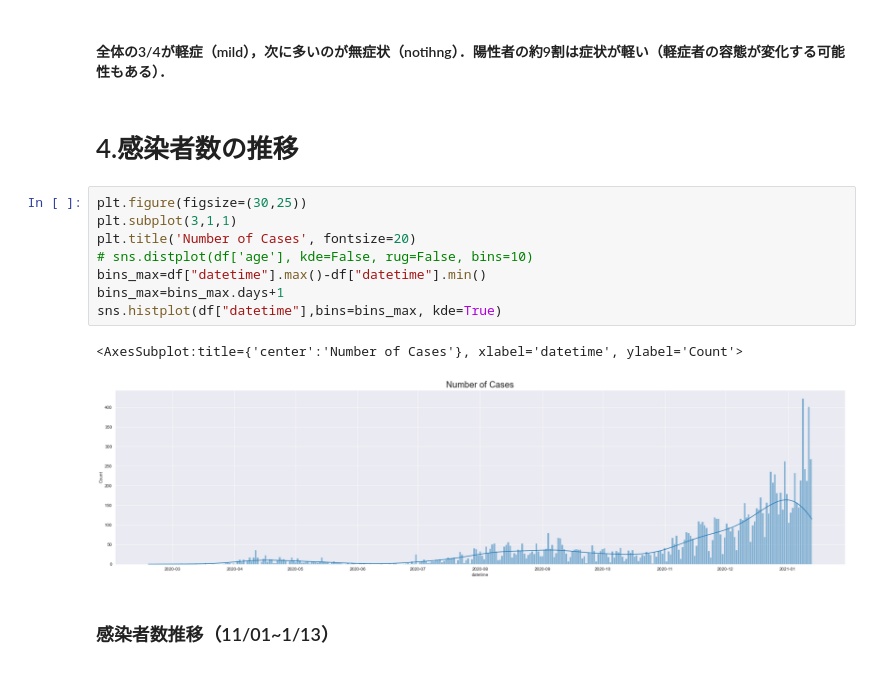
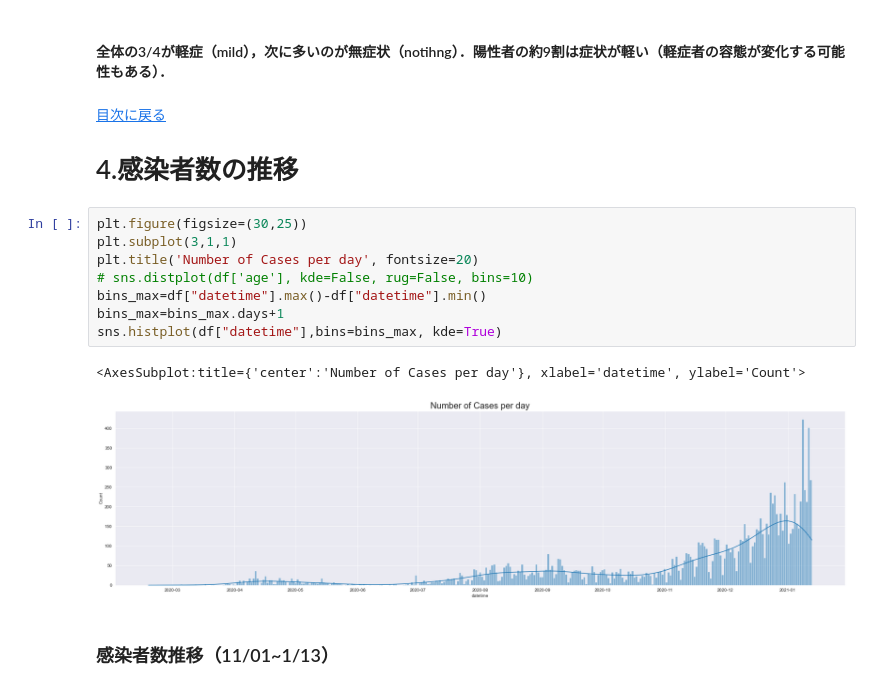
Before and after one commit to ka70/covid_EDA_2021, a Jupyter notebook: covid19_yokohama_analysis.ipynb, the cells around one changed output. Drawn from its saved outputs; the diff is of its cells as text.

```diff
--- a/covid19_yokohama_analysis.ipynb
+++ b/covid19_yokohama_analysis.ipynb
@@ -183,18 +202,20 @@ plt.show()
 # %% [markdown]
 #### 全体の3/4が軽症（mild），次に多いのが無症状（notihng）．陽性者の約9割は症状が軽い（軽症者の容態が変化する可能性もある）．
 # %% [markdown]
+[目次に戻る](#table_of_contents)
+<a id="case_progression"></a>
 # 4.感染者数の推移
 # %%
 plt.figure(figsize=(30,25))
 plt.subplot(3,1,1)
-plt.title('Number of Cases', fontsize=20)
+plt.title('Number of Cases per day', fontsize=20)
 # sns.distplot(df['age'], kde=False, rug=False, bins=10)
 bins_max=df["datetime"].max()-df["datetime"].min()
 bins_max=bins_max.days+1
 sns.histplot(df["datetime"],bins=bins_max, kde=True)
 # %% [output]
-<AxesSubplot:title={'center':'Number of Cases'}, xlabel='datetime', ylabel='Count'>
+<AxesSubplot:title={'center':'Number of Cases per day'}, xlabel='datetime', ylabel='Count'>
-[figure, old version]
+[figure, new version]
 # %% [markdown]
 ### 感染者数推移（11/01~1/13）
 # %%
```
Also changed, not shown: parts of 16 cells of this notebook.
